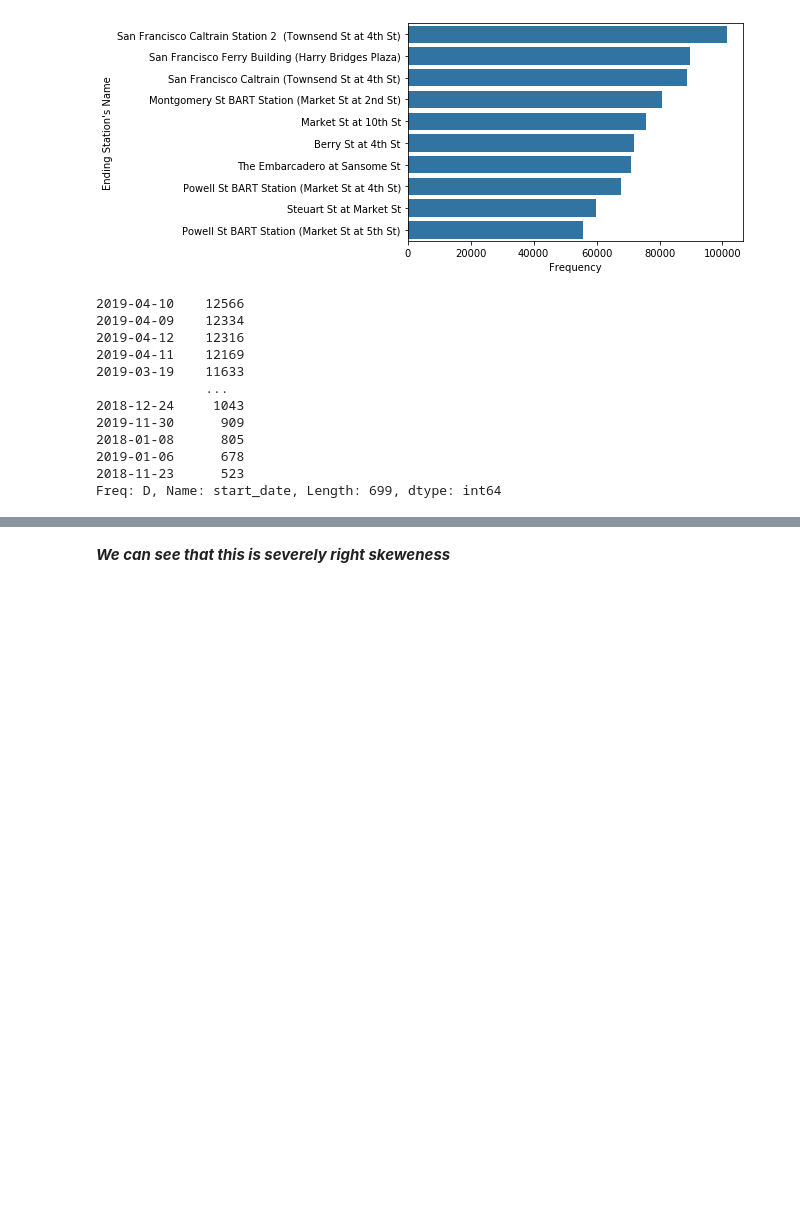
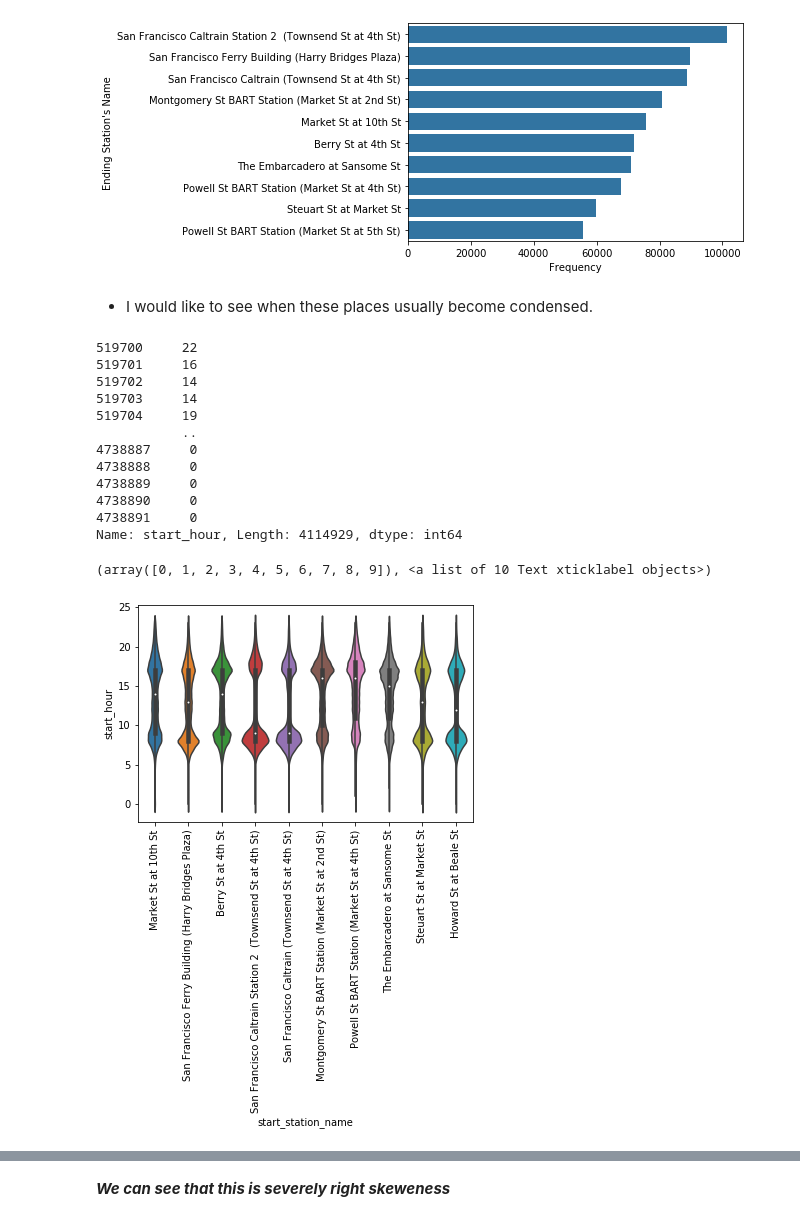
Before and after one commit to FarahAlthinayyan/Communicating_Data_Findings, a Jupyter notebook: exploration_template.ipynb, the cells around one changed output, grey strips where cells are left out. Drawn from its saved outputs; the diff is of its cells as text; code cells hidden in the pictures; blank space fills up the shorter version.

Commit message:
update exploring datatset`
two univariate
two bivariate
two multivariate plots
cha-ching

```diff
--- a/exploration_template.ipynb
+++ b/exploration_template.ipynb
@@ -528,19 +529,30 @@ plt.ylabel('Ending Station\'s Name')
 # %% [output]
 Text(0, 0.5, "Ending Station's Name")
 [figure]
+# %% [markdown]
+- I would like to see when these places usually become condensed.
 # %%
-df_clean['start_date'] =pd.to_datetime(df_clean['start_time']).dt.to_period('D')
-df_clean['start_date'].value_counts()
+df_clean['start_hour'] =pd.to_datetime(df_clean['start_time']).dt.hour
+df_clean['start_hour']
 # %% [output]
-2019-04-10    12566
-2019-04-09    12334
-2019-04-12    12316
-2019-04-11    12169
-2019-03-19    11633
-              ...
-2018-12-24     1043
-2019-11-30      909
-2018-01-08      805
-2019-01-06      678
-2018-11-23      523
-Freq: D, Name: start_date, Length: 699, dtype: int64
+519700     22
+519701     16
+519702     14
+519703     14
+519704     19
+           ..
+4738887     0
+4738888     0
+4738889     0
+4738890     0
+4738891     0
+Name: start_hour, Length: 4114929, dtype: int64
+# %%
+ordered_values = ordered_values = df_clean['start_station_name'].value_counts()[:10].index
+
+
+sb.violinplot(data = df_clean, x = 'start_station_name', y = 'start_hour', order = ordered_values)
+plt.xticks(rotation = 90)
+# %% [output]
+(array([0, 1, 2, 3, 4, 5, 6, 7, 8, 9]), <a list of 10 Text xticklabel objects>)
+[figure, added]
```
Also changed, not shown: parts of 16 cells of this notebook.
